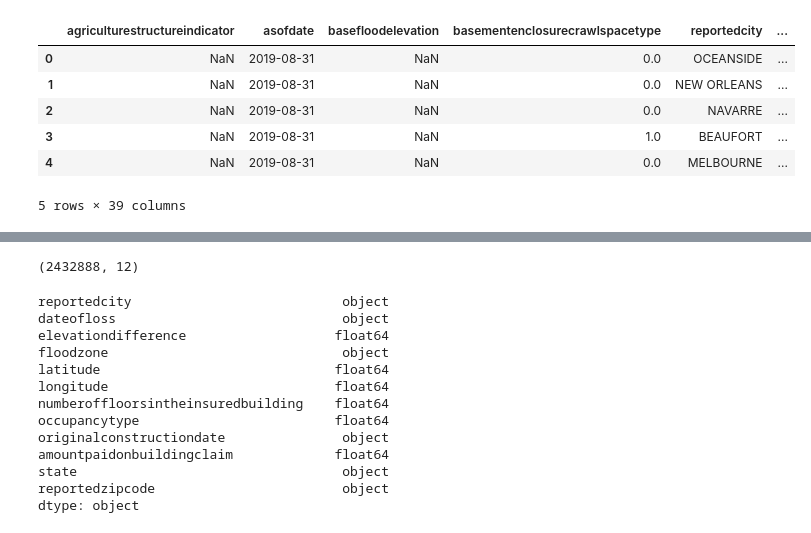
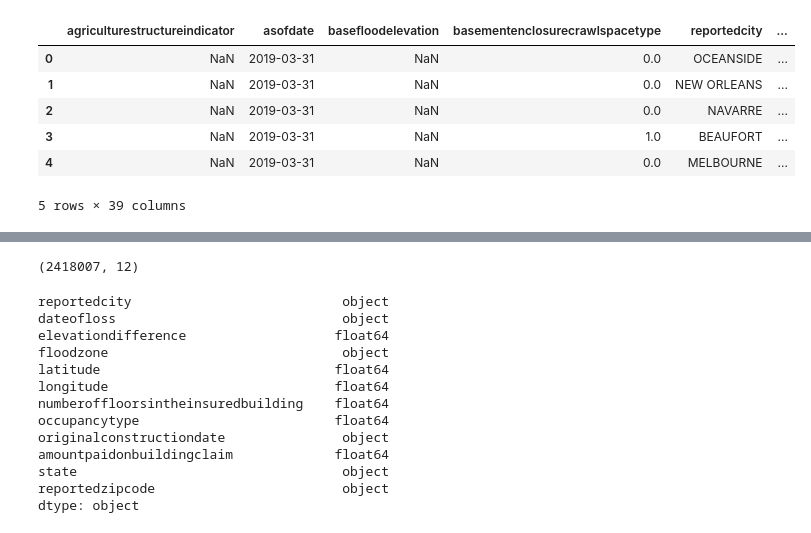
Before and after one commit to hbostanchi/Fema_Flood_Payout, a Jupyter notebook: FEMA_Predictions.ipynb, the cells around one changed output, grey strips where cells are left out. Drawn from its saved outputs; the diff is of its cells as text; code cells hidden in the pictures.

Commit message:
NASA_data

```diff
--- a/FEMA_Predictions.ipynb
+++ b/FEMA_Predictions.ipynb
@@ -1,25 +1,25 @@
 # %%
 # Import our dependencies
 from sklearn.model_selection import train_test_split
 from sklearn.preprocessing import StandardScaler,OneHotEncoder
 from sklearn.preprocessing import StandardScaler
 from sklearn.ensemble import RandomForestClassifier
 from sklearn.metrics import accuracy_score
 import pandas as pd
 from pathlib import Path
 #import tensorflow as tf
 
 # Import our input dataset
-data = Path('./Data/openFEMA_claims20190831.csv')
+data = Path('../UCB_Final_Project/Data/openfema_claims20190331.csv')
 FEMA_df = pd.read_csv(data)
 FEMA_df.head()
 # %% [output]
 |  | agriculturestructureindicator | asofdate | basefloodelevation | basementenclosurecrawlspacetype | reportedcity | ... |
-| 0 | NaN | 2019-08-31 | NaN | 0.0 | OCEANSIDE | ... |
-| 1 | NaN | 2019-08-31 | NaN | 0.0 | NEW ORLEANS | ... |
-| 2 | NaN | 2019-08-31 | NaN | 0.0 | NAVARRE | ... |
-| 3 | NaN | 2019-08-31 | NaN | 1.0 | BEAUFORT | ... |
-| 4 | NaN | 2019-08-31 | NaN | 0.0 | MELBOURNE | ... |
+| 0 | NaN | 2019-03-31 | NaN | 0.0 | OCEANSIDE | ... |
+| 1 | NaN | 2019-03-31 | NaN | 0.0 | NEW ORLEANS | ... |
+| 2 | NaN | 2019-03-31 | NaN | 0.0 | NAVARRE | ... |
+| 3 | NaN | 2019-03-31 | NaN | 1.0 | BEAUFORT | ... |
+| 4 | NaN | 2019-03-31 | NaN | 0.0 | MELBOURNE | ... |
 5 rows × 39 columns
 # %%
 FEMA_Clean_df=FEMA_df.drop(columns=["policycount","countycode","crsdiscount","condominiumindicator","agriculturestructureindicator",
@@ -44,7 +44,7 @@ FEMA_Clean_df.head(10)
 # %%
 FEMA_Clean_df.shape
 # %% [output]
-(2432888, 12)
+(2418007, 12)
 # %%
 FEMA_Clean_df.dtypes
 # %% [output]
```
Also changed, not shown: parts of 11 cells of this notebook.
